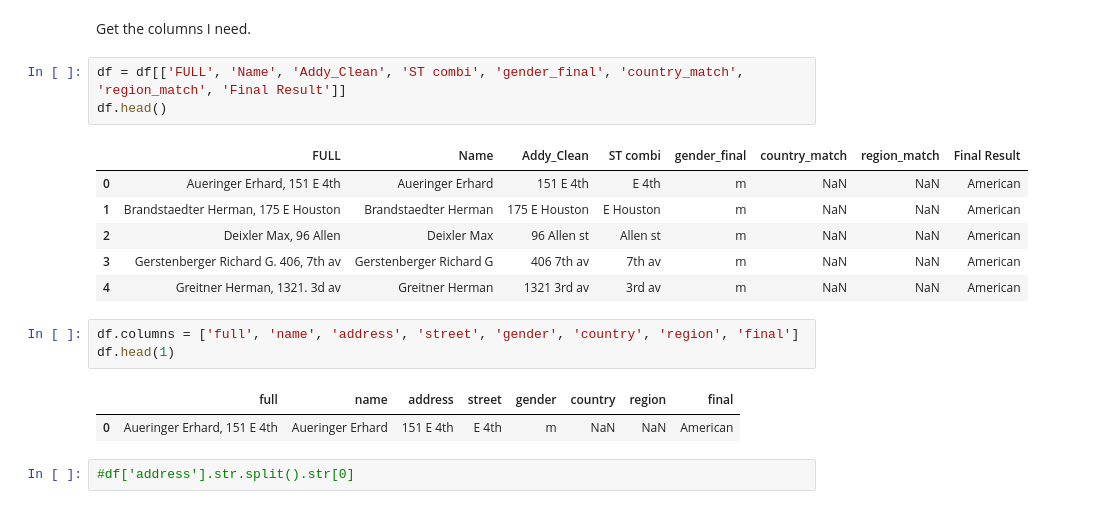
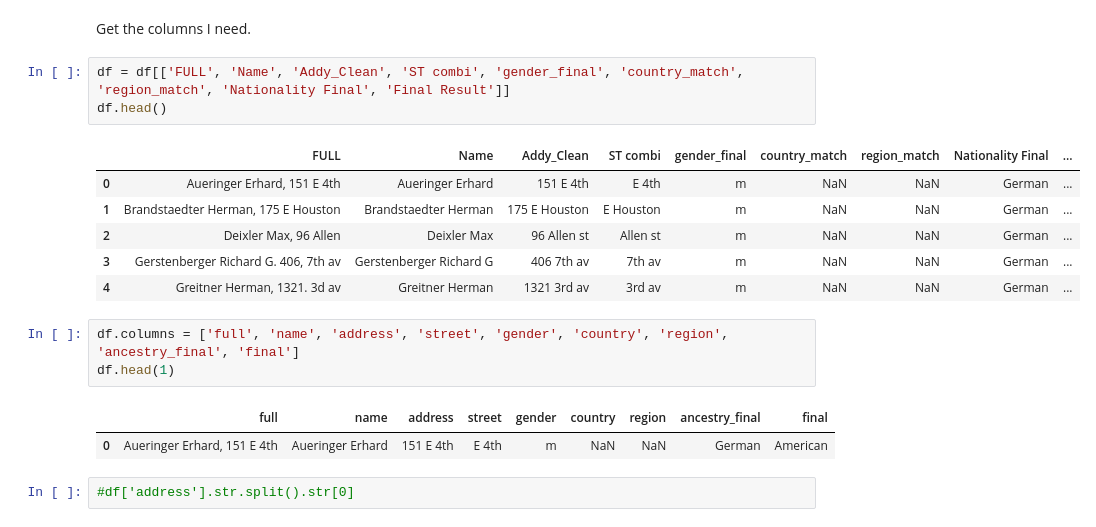
Before and after one commit to CinnyLin/NYCRestaurantData, a Jupyter notebook: address_cleaning/address1898.ipynb, the cells around one changed output. Cells and saved outputs as stored; diff of their text form.

Commit message:
address cleaning update

```diff
--- a/address_cleaning/address1898.ipynb
+++ b/address_cleaning/address1898.ipynb
@@ -62,21 +62,21 @@ Index(['FULL', 'Year', 'PG', 'ID', 'ID2', 'CAT_ORG', 'CAT_MOD', 'FULL.1',
 # %% [markdown]
 Get the columns I need.
 # %%
-df = df[['FULL', 'Name', 'Addy_Clean', 'ST combi', 'gender_final', 'country_match', 'region_match', 'Final Result']]
+df = df[['FULL', 'Name', 'Addy_Clean', 'ST combi', 'gender_final', 'country_match', 'region_match', 'Nationality Final', 'Final Result']]
 df.head()
 # %% [output]
-|  | FULL | Name | Addy_Clean | ST combi | gender_final | country_match | region_match | Final Result |
-| 0 | Aueringer Erhard, 151 E 4th | Aueringer Erhard | 151 E 4th | E 4th | m | NaN | NaN | American |
-| 1 | Brandstaedter Herman, 175 E Houston | Brandstaedter Herman | 175 E Houston | E Houston | m | NaN | NaN | American |
-| 2 | Deixler Max, 96 Allen | Deixler Max | 96 Allen st | Allen st | m | NaN | NaN | American |
-| 3 | Gerstenberger Richard G. 406, 7th av | Gerstenberger Richard G | 406 7th av | 7th av | m | NaN | NaN | American |
-| 4 | Greitner Herman, 1321. 3d av | Greitner Herman | 1321 3rd av | 3rd av | m | NaN | NaN | American |
+|  | FULL | Name | Addy_Clean | ST combi | gender_final | country_match | region_match | Nationality Final | ... |
+| 0 | Aueringer Erhard, 151 E 4th | Aueringer Erhard | 151 E 4th | E 4th | m | NaN | NaN | German | ... |
+| 1 | Brandstaedter Herman, 175 E Houston | Brandstaedter Herman | 175 E Houston | E Houston | m | NaN | NaN | German | ... |
+| 2 | Deixler Max, 96 Allen | Deixler Max | 96 Allen st | Allen st | m | NaN | NaN | German | ... |
+| 3 | Gerstenberger Richard G. 406, 7th av | Gerstenberger Richard G | 406 7th av | 7th av | m | NaN | NaN | German | ... |
+| 4 | Greitner Herman, 1321. 3d av | Greitner Herman | 1321 3rd av | 3rd av | m | NaN | NaN | German | ... |
 # %%
-df.columns = ['full', 'name', 'address', 'street', 'gender', 'country', 'region', 'final']
+df.columns = ['full', 'name', 'address', 'street', 'gender', 'country', 'region', 'ancestry_final', 'final']
 df.head(1)
 # %% [output]
-|  | full | name | address | street | gender | country | region | final |
-| 0 | Aueringer Erhard, 151 E 4th | Aueringer Erhard | 151 E 4th | E 4th | m | NaN | NaN | American |
+|  | full | name | address | street | gender | country | region | ancestry_final | final |
+| 0 | Aueringer Erhard, 151 E 4th | Aueringer Erhard | 151 E 4th | E 4th | m | NaN | NaN | German | American |
 # %%
 #df['address'].str.split().str[0]
 # %%
```
Also changed, not shown: parts of 8 cells of this notebook, 1 other file.
